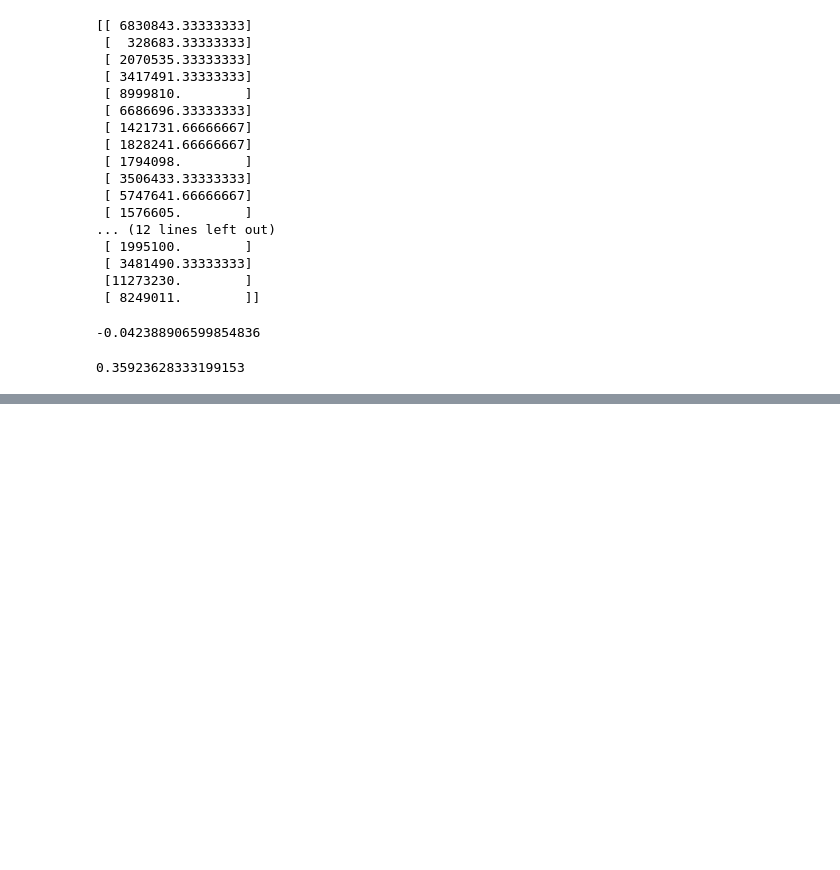
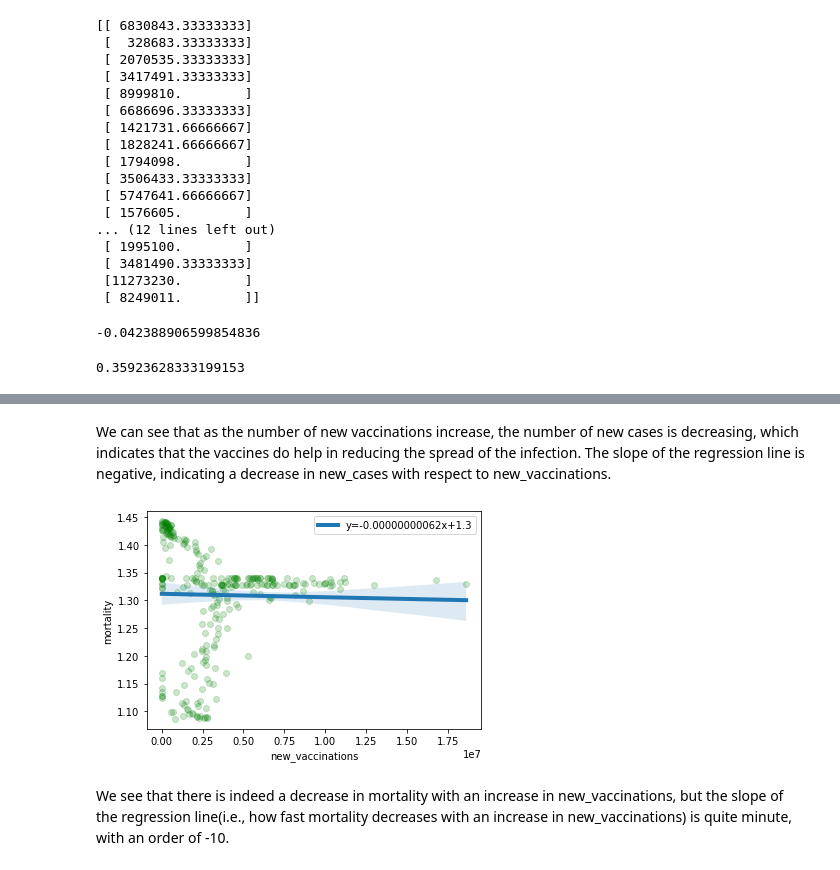
Before and after one commit to Siddharth114/IndiaCovidData, a Jupyter notebook: exploring.ipynb, the cells around one changed output, grey strips where cells are left out. Cells and saved outputs as stored; diff of their text form; code cells hidden in the pictures; blank space fills up the shorter version.

```diff
--- a/exploring.ipynb
+++ b/exploring.ipynb
@@ -277,0 +293,11 @@ print(KNN_acc)
+# %% [markdown]
+We can see that as the number of new vaccinations increase, the number of new cases is decreasing, which indicates that the vaccines do help in reducing the spread of the infection. The slope of the regression line is negative, indicating a decrease in new_cases with respect to new_vaccinations.
+# %%
+slope, intercept, r_value, p_value, std_err = stats.linregress(vaccines['new_vaccinations'], vaccines['mortality'])
+ax = sns.regplot(x='new_vaccinations', y='mortality', data=vaccines, scatter_kws = {'color': 'g',  'alpha':0.2}, line_kws={'lw':4, 'label':"y={0:.11f}x+{1:.1f}".format(slope,intercept)})
+ax.legend()
+plt.show()
+# %% [output]
+[figure, added]
+# %% [markdown]
+We see that there is indeed a decrease in mortality with an increase in new_vaccinations, but the slope of the regression line(i.e., how fast mortality decreases with an increase in new_vaccinations) is quite minute, with an order of -10.
```
Also changed, not shown: parts of 4 cells of this notebook.
